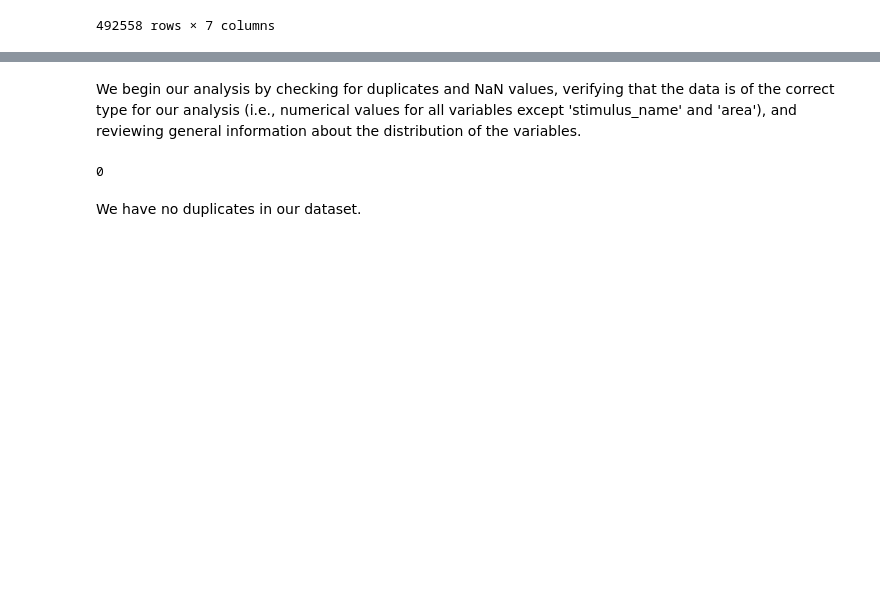
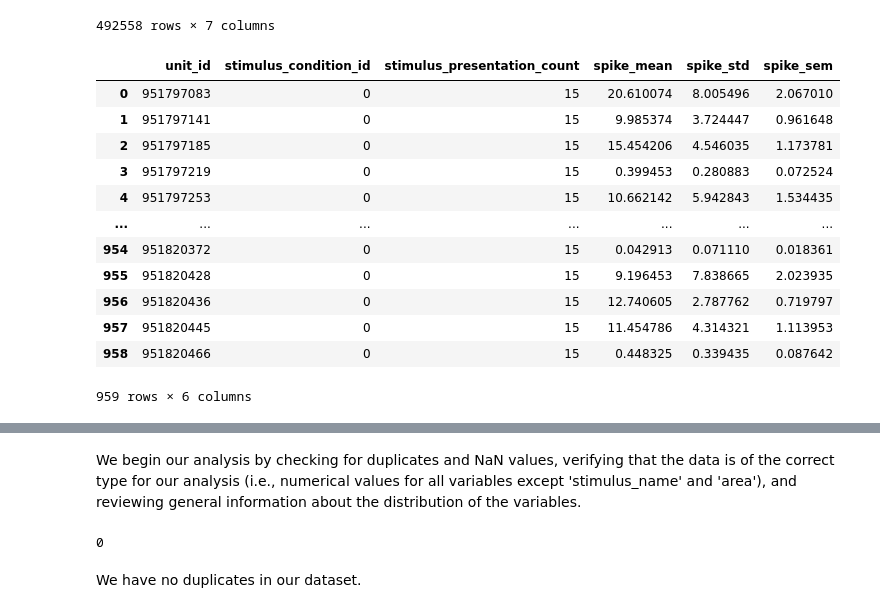
Before and after one commit to FilippoRonzino/mathematical-modelling-for-neuroscience, a Jupyter notebook: 01_data_analysis/data_analysis_drifting.ipynb, the cells around one changed output, grey strips where cells are left out. Saved outputs shown, nothing was run; the diff lists cells and outputs as text; code cells hidden in the pictures; blank space fills up the shorter version.

```diff
--- a/01_data_analysis/data_analysis_drifting.ipynb
+++ b/01_data_analysis/data_analysis_drifting.ipynb
@@ -39,3 +40,19 @@ df
 | 516521 | 49432 | 951820445 | drifting_gratings | 8.0 | 180.0 | 21.981426 | ... |
 | 516522 | 49432 | 951820466 | drifting_gratings | 8.0 | 180.0 | 1.498734 | ... |
 492558 rows × 7 columns
+# %%
+baseline
+# %% [output]
+|  | unit_id | stimulus_condition_id | stimulus_presentation_count | spike_mean | spike_std | spike_sem |
+| 0 | 951797083 | 0 | 15 | 20.610074 | 8.005496 | 2.067010 |
+| 1 | 951797141 | 0 | 15 | 9.985374 | 3.724447 | 0.961648 |
+| 2 | 951797185 | 0 | 15 | 15.454206 | 4.546035 | 1.173781 |
+| 3 | 951797219 | 0 | 15 | 0.399453 | 0.280883 | 0.072524 |
+| 4 | 951797253 | 0 | 15 | 10.662142 | 5.942843 | 1.534435 |
+| ... | ... | ... | ... | ... | ... | ... |
+| 954 | 951820372 | 0 | 15 | 0.042913 | 0.071110 | 0.018361 |
+| 955 | 951820428 | 0 | 15 | 9.196453 | 7.838665 | 2.023935 |
+| 956 | 951820436 | 0 | 15 | 12.740605 | 2.787762 | 0.719797 |
+| 957 | 951820445 | 0 | 15 | 11.454786 | 4.314321 | 1.113953 |
+| 958 | 951820466 | 0 | 15 | 0.448325 | 0.339435 | 0.087642 |
+959 rows × 6 columns
```
Also changed, not shown: parts of 7 cells of this notebook, 2 other files.
